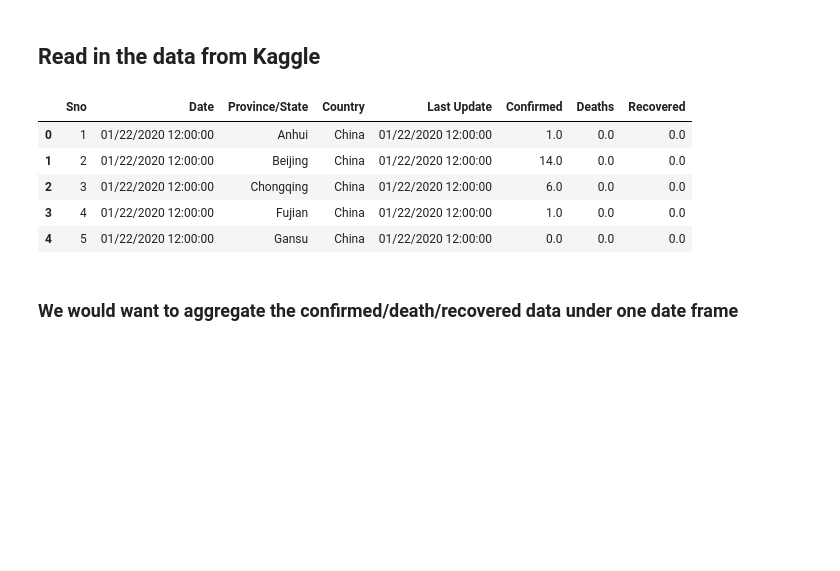
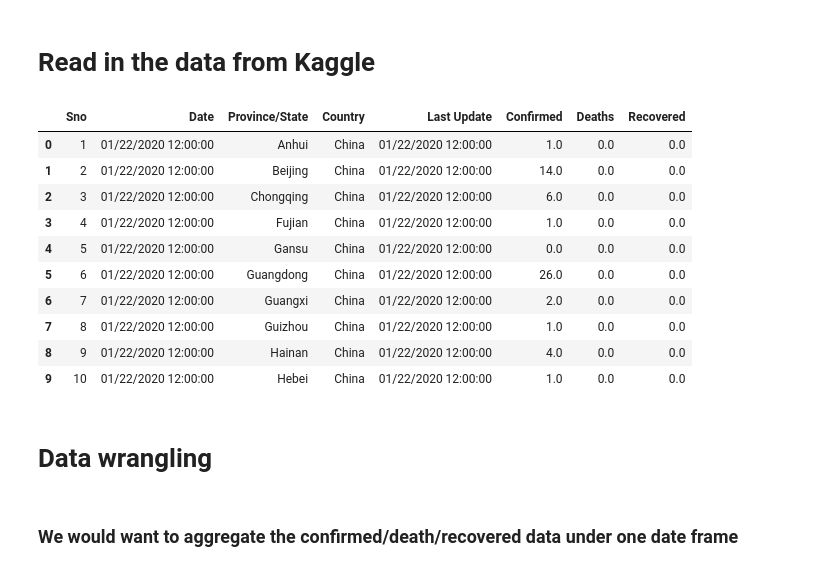
Before and after one commit to Sylar257/Corona-Virus-SG, a Jupyter notebook: Data Visualization and time-series prediction for CoronaVirus.ipynb, the cells around one changed output. Drawn from its saved outputs; the diff is of its cells as text; code cells hidden in the pictures; blank space fills up the shorter version.

Commit message:
EDA for china and SG

```diff
--- a/Data Visualization and time-series prediction for CoronaVirus.ipynb
+++ b/Data Visualization and time-series prediction for CoronaVirus.ipynb
@@ -11,5 +15,5 @@ import plotly.express as px
 # %% [markdown]
-## Read in the data from Kaggle
+# Read in the data from Kaggle
 # %%
 df = pd.read_csv('2019_nCoV_data.csv')
 # conf_df = pd.read_csv('time_series_2019_ncov_confirmed.csv')
@@ -20,14 +24,21 @@ conf_df = pd.read_csv('time_series_2019-ncov-Confirmed.csv')
 deaths_df = pd.read_csv('time_series_2019-ncov-Deaths.csv')
 recv_df = pd.read_csv('time_series_2019-ncov-Recovered.csv')
 # %%
-df.head()
+df.head(10)
 # %% [output]
 |  | Sno | Date | Province/State | Country | Last Update | Confirmed | Deaths | Recovered |
 | 0 | 1 | 01/22/2020 12:00:00 | Anhui | China | 01/22/2020 12:00:00 | 1.0 | 0.0 | 0.0 |
 | 1 | 2 | 01/22/2020 12:00:00 | Beijing | China | 01/22/2020 12:00:00 | 14.0 | 0.0 | 0.0 |
 | 2 | 3 | 01/22/2020 12:00:00 | Chongqing | China | 01/22/2020 12:00:00 | 6.0 | 0.0 | 0.0 |
 | 3 | 4 | 01/22/2020 12:00:00 | Fujian | China | 01/22/2020 12:00:00 | 1.0 | 0.0 | 0.0 |
 | 4 | 5 | 01/22/2020 12:00:00 | Gansu | China | 01/22/2020 12:00:00 | 0.0 | 0.0 | 0.0 |
+| 5 | 6 | 01/22/2020 12:00:00 | Guangdong | China | 01/22/2020 12:00:00 | 26.0 | 0.0 | 0.0 |
+| 6 | 7 | 01/22/2020 12:00:00 | Guangxi | China | 01/22/2020 12:00:00 | 2.0 | 0.0 | 0.0 |
+| 7 | 8 | 01/22/2020 12:00:00 | Guizhou | China | 01/22/2020 12:00:00 | 1.0 | 0.0 | 0.0 |
+| 8 | 9 | 01/22/2020 12:00:00 | Hainan | China | 01/22/2020 12:00:00 | 4.0 | 0.0 | 0.0 |
+| 9 | 10 | 01/22/2020 12:00:00 | Hebei | China | 01/22/2020 12:00:00 | 1.0 | 0.0 | 0.0 |
+# %% [markdown]
+# Data wrangling
 # %%
 dates = list(conf_df.columns[4:])
 dates1 = list(recv_df.columns[4:])
```
Also changed, not shown: parts of 15 cells of this notebook.
